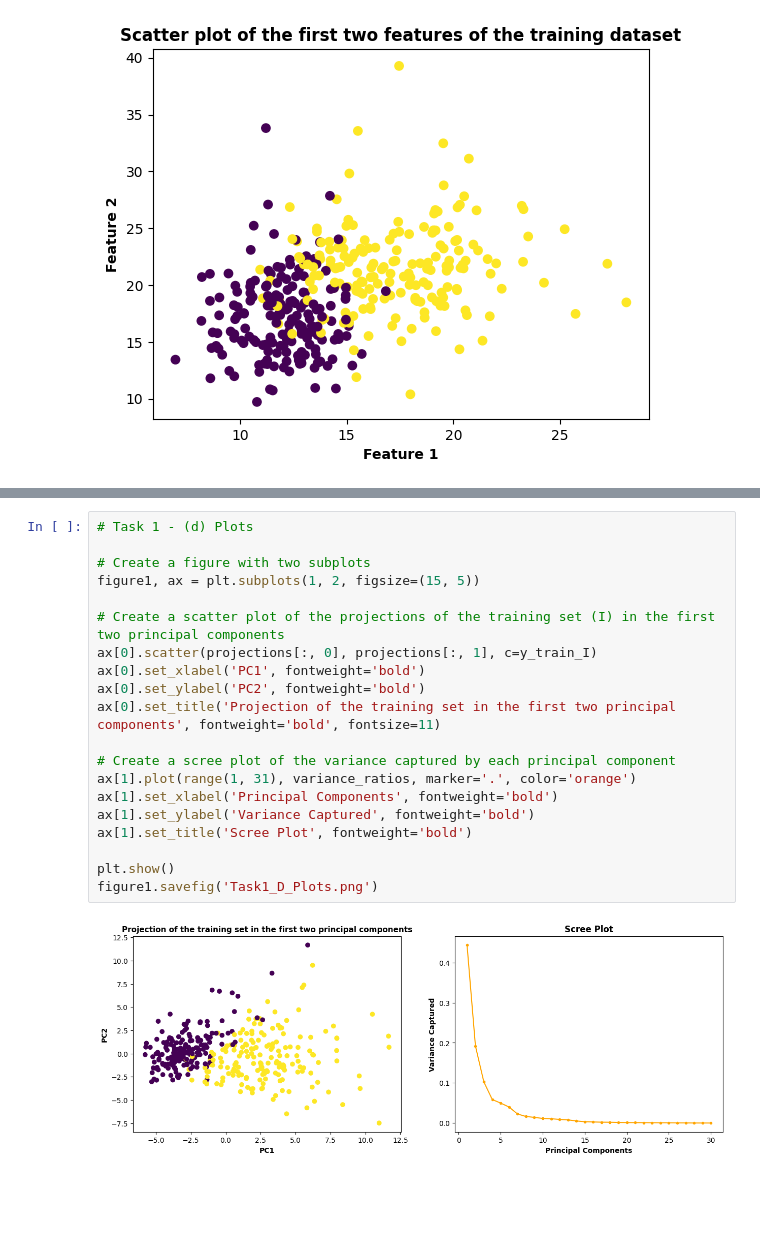
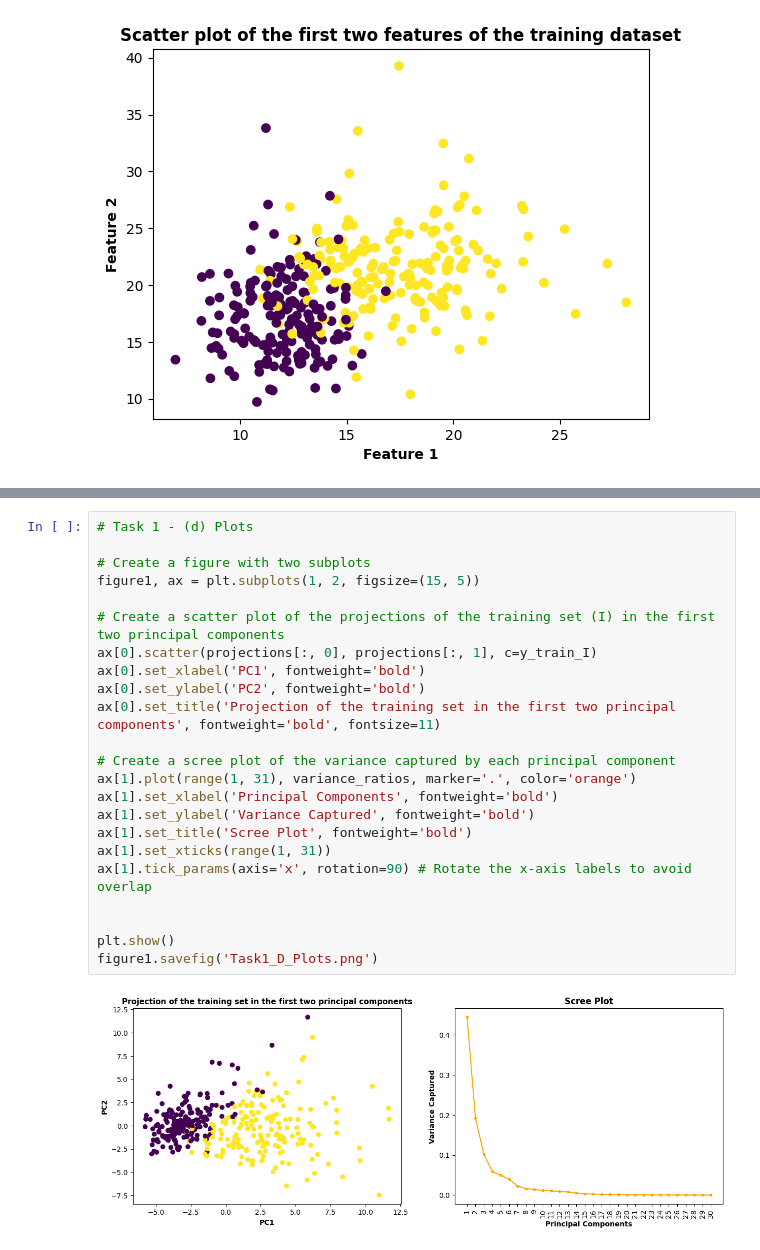
Before and after one commit to phmarcel0x/AI-ML-IAS-UofH-2024, a Jupyter notebook: 6COM1044_mlnc/mlnc_coursework/mlnc_coursework.ipynb, the cells around one changed output, grey strips where cells are left out. Drawn from its saved outputs; the diff is of its cells as text; blank space fills up the shorter version.

```diff
--- a/6COM1044_mlnc/mlnc_coursework/mlnc_coursework.ipynb
+++ b/6COM1044_mlnc/mlnc_coursework/mlnc_coursework.ipynb
@@ -86,23 +85,26 @@ Sum of Variance Captured by PCA components: 0.9999999999999998
 # %%
 # Task 1 - (d) Plots
 
 # Create a figure with two subplots
 figure1, ax = plt.subplots(1, 2, figsize=(15, 5))
 
 # Create a scatter plot of the projections of the training set (I) in the first two principal components
 ax[0].scatter(projections[:, 0], projections[:, 1], c=y_train_I)
 ax[0].set_xlabel('PC1', fontweight='bold')
 ax[0].set_ylabel('PC2', fontweight='bold')
 ax[0].set_title('Projection of the training set in the first two principal components', fontweight='bold', fontsize=11)
 
 # Create a scree plot of the variance captured by each principal component
 ax[1].plot(range(1, 31), variance_ratios, marker='.', color='orange')
 ax[1].set_xlabel('Principal Components', fontweight='bold')
 ax[1].set_ylabel('Variance Captured', fontweight='bold')
 ax[1].set_title('Scree Plot', fontweight='bold')
+ax[1].set_xticks(range(1, 31))
+ax[1].tick_params(axis='x', rotation=90) # Rotate the x-axis labels to avoid overlap
+
 
 plt.show()
 figure1.savefig('Task1_D_Plots.png')
 # %% [output]
-[figure, old version]
+[figure, new version]
 # %% [markdown]
```
Also changed, not shown: parts of 14 cells of this notebook, 3 other files.
